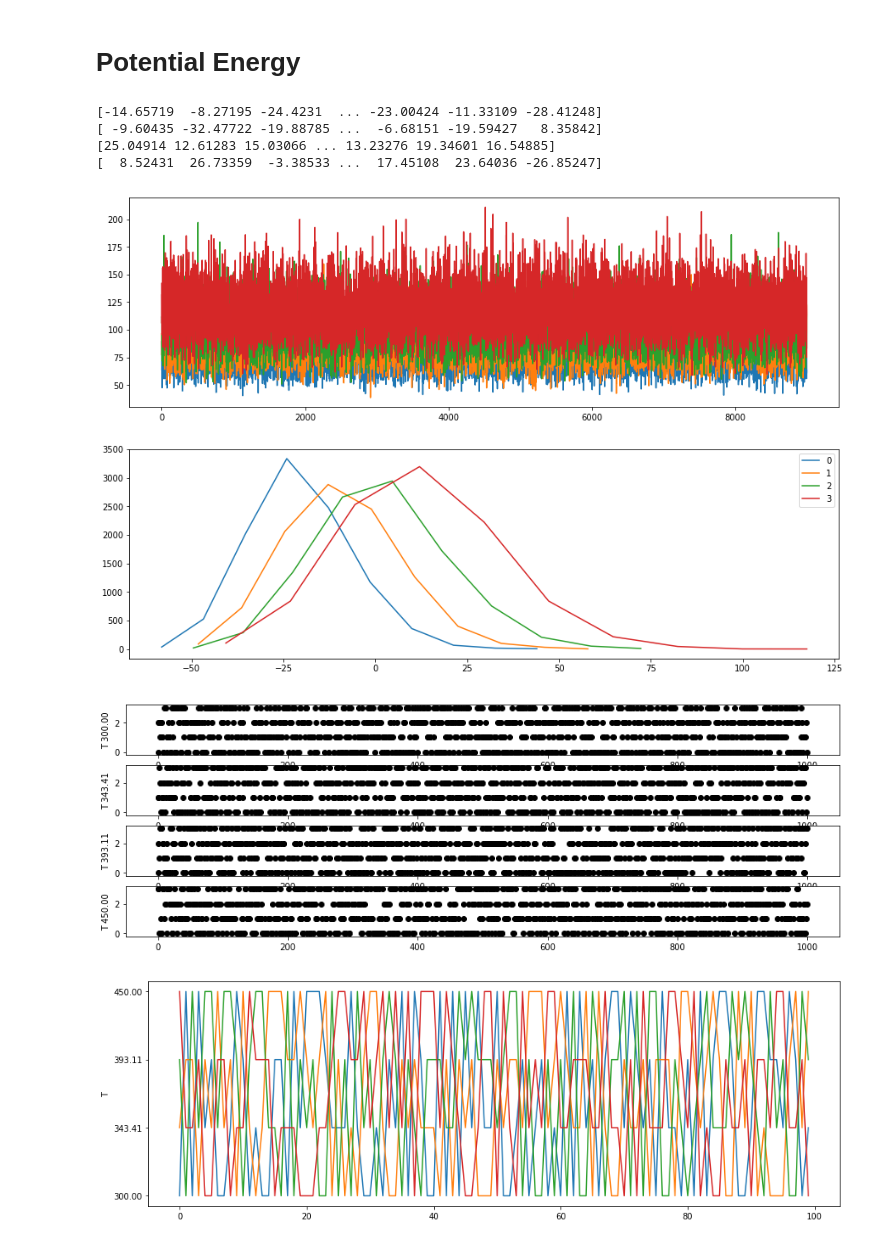
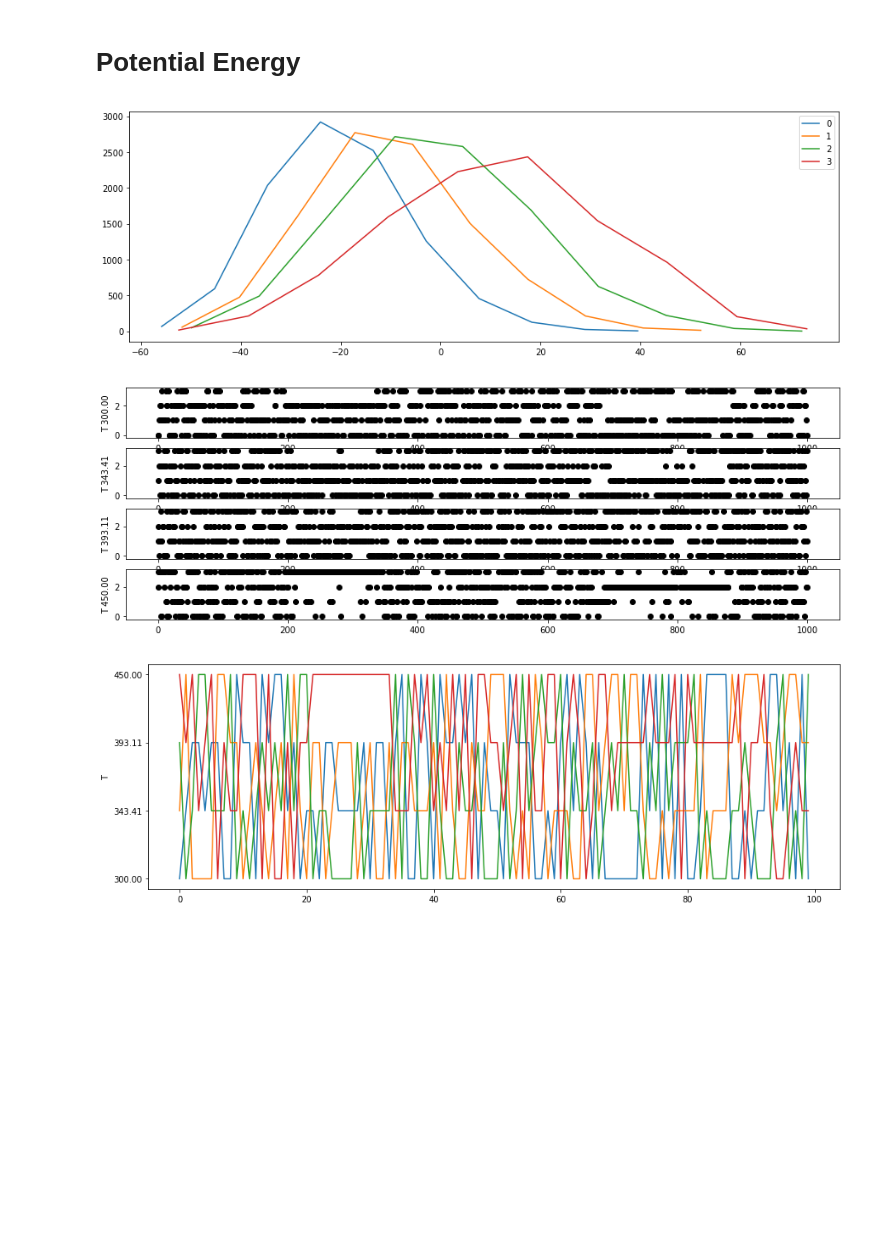
Before and after one commit to spirilaurentiu/Robosample, a Jupyter notebook: tools/rexz.ipynb, the cells around one changed output. Cells and saved outputs as stored; diff of their text form; code cells hidden in the pictures; blank space fills up the shorter version.

```diff
--- a/tools/rexz.ipynb
+++ b/tools/rexz.ipynb
@@ -710,24 +794,19 @@ print(mix)
 # %% [markdown]
 <h2> Kinetic Energy
 # %%
-import matplotlib
-import matplotlib.pyplot as plt
+regimen = RM
+repeat = 0
 
 # Kinetic energy
-KHists = []
-ke_prop = [None] * nofReplicas
+worldIx = 0 # Full proposed KE is only in world 0
+nbins = 20
+(XAxis, KHistsAvg, KHistsStd) = thermoStatesHistogram(thermoStateD, worldIx, Ix_ke_prop, nbins = nbins)
+
+
+plt.rcParams['figure.figsize'] = [15, 5]
+fig, axs = plt.subplots(1, 1)
 for k in range(nofReplicas):
-    ke_prop[k] = thermoStateD[:,k,1,Ix_ke_prop]
-    print(ke_prop[k])
-    ke_prop[k] = ke_prop[k][np.logical_not(np.isnan(ke_prop[k]))]
-    h = np.histogram(ke_prop[k], bins = 20)
-    KHists.append(h)
-
-plt.rcParams['figure.figsize'] = [15, 10]
-fig, axs = plt.subplots(2, 1)
-for k in range(nofReplicas):
-    axs[0].plot(ke_prop[k], label = "T")
-    axs[1].plot(KHists[k][1][:-1], KHists[k][0], label = str(k))
+    axs.errorbar(XAxis, KHistsAvg[k], yerr = KHistsStd[k], label = str(k))
 plt.legend()
 plt.show()
 # %% [output]
@@ -739,51 +814,45 @@ plt.show()
 # %% [markdown]
 <h1>  Potential Energy
 # %%
-# Kinetic energy
-UHists = []
-for k in range(nofReplicas):
-    pe_o_k = thermoStateD[:,k,1,Ix_pe_o]
-    print(pe_o_k)
-    pe_o_k = pe_o_k[np.logical_not(np.isnan(pe_o_k))]
-    h = np.histogram(pe_o_k)
-    UHists.append(h)
+regimen = RM
+repeat = 0
+
+# Potential energy
+worldIx = 0 # Full PE is only in world 0
+nbins = 20
+(XAxis, UHistsAvg, UHistsStd) = thermoStatesHistogram(thermoStateD, worldIx, Ix_pe_o, nbins = nbins)
 
 # Plot
-fig, axs = plt.subplots(2, 1)
+fig, axs = plt.subplots(1, 1)
 for k in range(nofReplicas):
-    axs[0].plot(thermoStateD[:,k,1,Ix_ke_prop][0:9000], label = "T")
-    axs[1].plot(UHists[k][1][:-1], UHists[k][0], label = str(k))
+    axs.plot(UHists[k][1][:-1], UHists[k][0], label = str(k))
 plt.legend()
 plt.show()
 # %% [output]
-[-14.65719  -8.27195 -24.4231  ... -23.00424 -11.33109 -28.41248]
-[ -9.60435 -32.47722 -19.88785 ...  -6.68151 -19.59427   8.35842]
-[25.04914 12.61283 15.03066 ... 13.23276 19.34601 16.54885]
-[  8.52431  26.73359  -3.38533 ...  17.45108  23.64036 -26.85247]
-[figure, old version]
+[figure, new version]
 # %%
 stride = 10
 plt.rcParams['figure.figsize'] = [15, 5]
 fig, axs = plt.subplots(4, 1)
 for k in range(nofReplicas):
-    #axs[k].plot(range(len(mix[:,k][::stride])), mix[:,k][::stride], color = 'black')
-    axs[k].scatter(range(len(mix[:,k][::stride])), mix[:,k][::stride], color = 'black')
+    #axs[k].plot(range(len(mix[regimen, repeat,:,k][::stride])), mix[regimen, repeat,:,k][::stride], color = 'black')
+    axs[k].scatter(range(len(mix[regimen, repeat,:,k][::stride])), mix[regimen, repeat,:,k][::stride], color = 'black')
     axs[k].set_ylabel("T " + str("%.2f" % Ts[k]))
 
 plt.show()
 # %% [output]
-[figure, old version]
+[figure, new version]
 # %%
 fig, axs = plt.subplots(1, 1)
 stride = 100
 for k in range(nofReplicas):
-    #axs.scatter(range(len(mix[:,k][0:-1:stride])), mix[:,k][0:-1:stride])
-    axs.plot(range(len(mix[:,k][0:-1:stride])), mix[:,k][0:-1:stride])
+    #axs.scatter(range(len(mix[regimen, repeat,:,k][0:-1:stride])), mix[regimen, repeat,:,k][0:-1:stride])
+    axs.plot(range(len(mix[regimen, repeat,:,k][0:-1:stride])), mix[regimen, repeat,:,k][0:-1:stride])
 axs.set_ylabel("T")
 axs.set_yticks(range(Ts.size))
 axs.set_yticklabels([("%.2f" % Ts[k]) for k in range(nofReplicas)])
 
 plt.show()
 # %% [output]
-[figure, old version]
+[figure, new version]
 # %%
```
Also changed, not shown: parts of 18 cells of this notebook.
